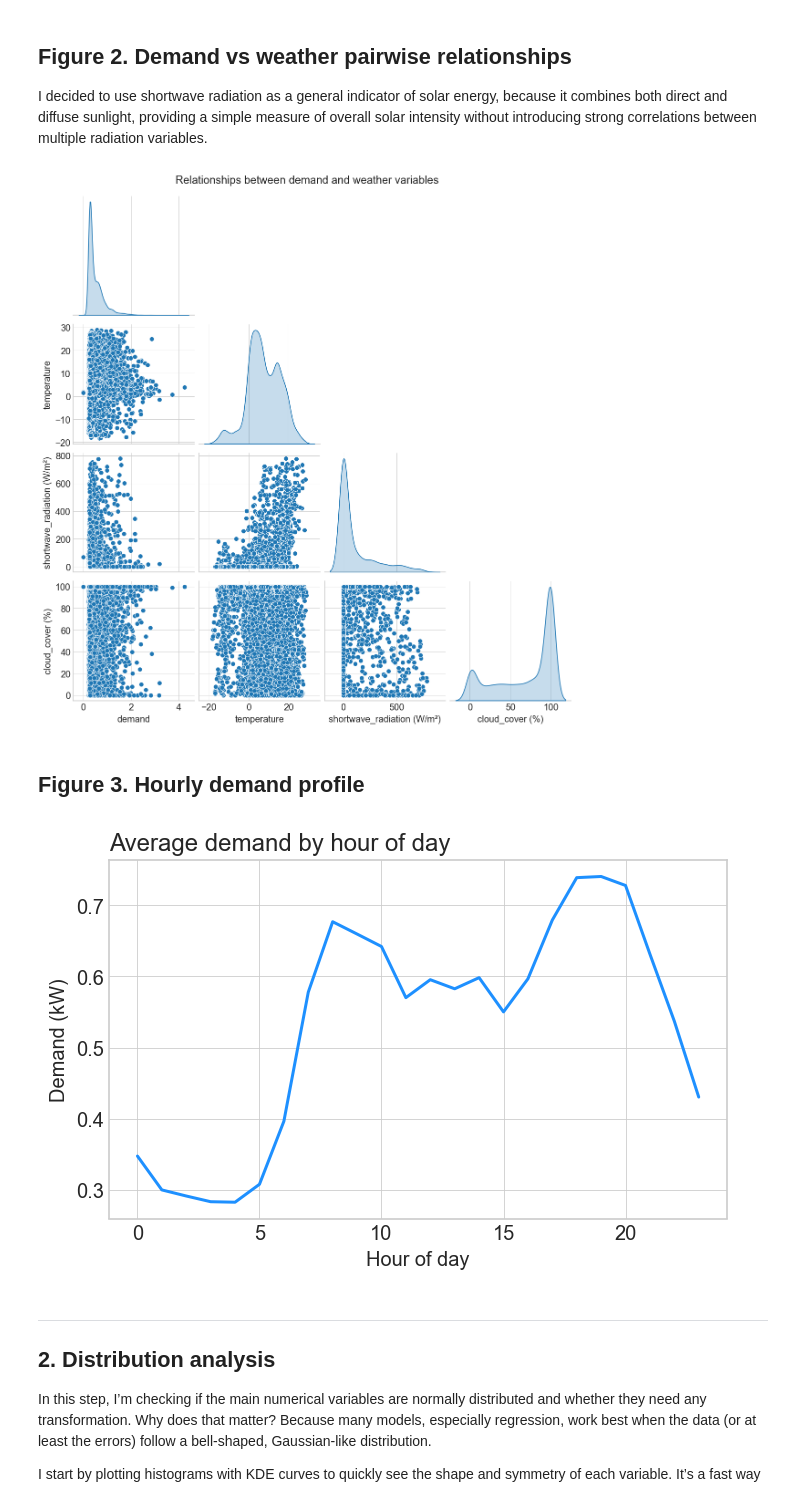
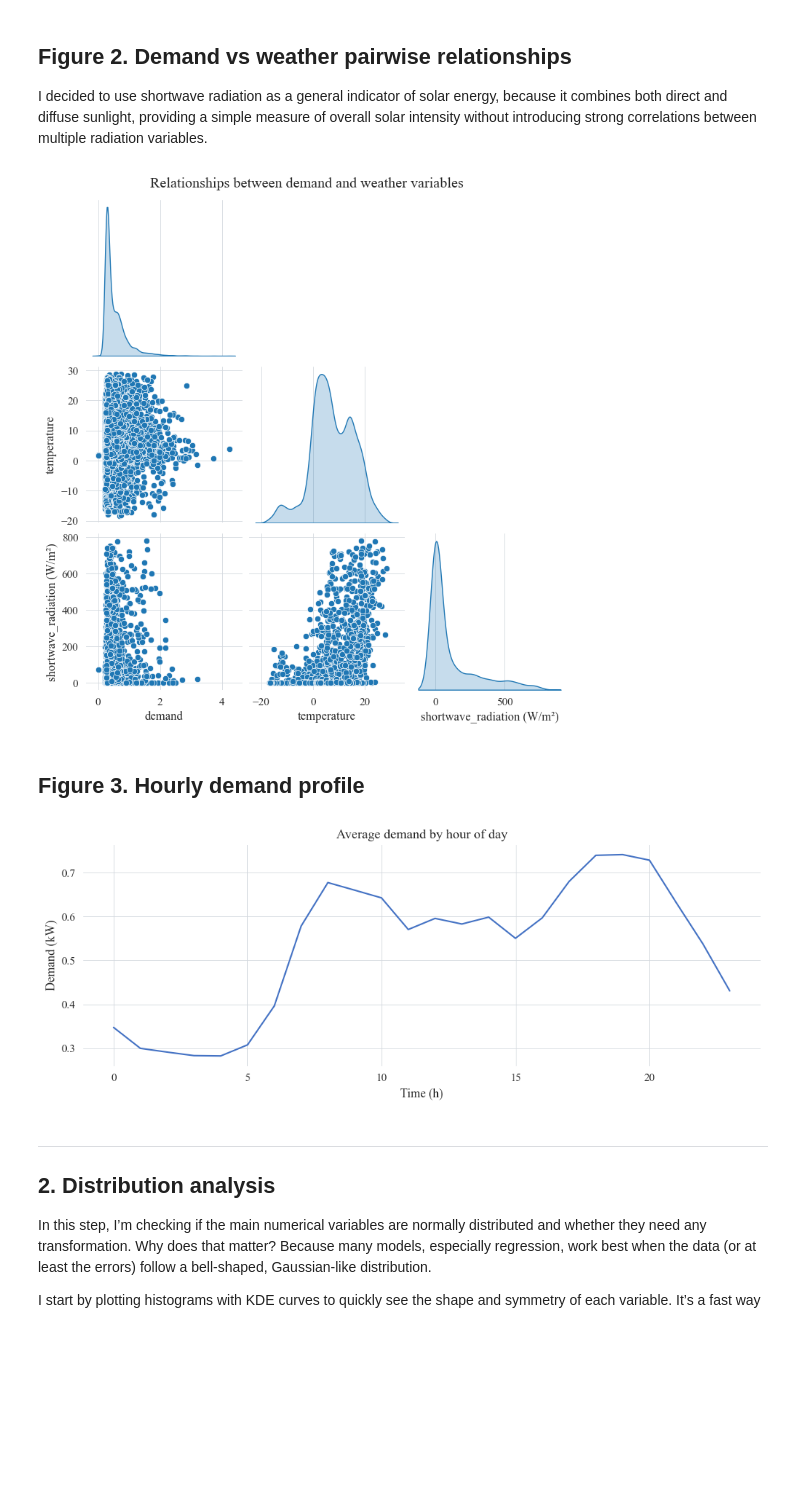
Before and after one commit to Danwerk/HomeEnergyManagementSystem, a Jupyter notebook: 05-feature-engineering.ipynb, the cells around one changed output. Cells and saved outputs as stored; diff of their text form; code cells hidden in the pictures; blank space fills up the shorter version.

Commit message:
Use existing style format for all figures. Fix code.

```diff
--- a/05-feature-engineering.ipynb
+++ b/05-feature-engineering.ipynb
@@ -3,40 +3,13 @@
 # %% [markdown]
 ## Setup and imports
 # %%
-import matplotlib as mpl
 from sklearn.ensemble import RandomForestRegressor
 from scipy.stats import shapiro
 from sklearn.preprocessing import PowerTransformer
 from functions import *
 import matplotlib.pyplot as plt
 import seaborn as sns
-
-plt.style.use('seaborn-v0_8-whitegrid')
-
-COLORS = {
-    'demand': '#1E90FF',
-    'temperature': '#4287f5', #kollane
-}
-
-mpl.rcParams['font.family'] = 'serif'
-mpl.rcParams['font.size'] = 12
-mpl.rcParams['axes.titlelocation'] = 'left'
-mpl.rcParams['figure.dpi'] = 120
-mpl.rcParams['figure.facecolor'] = 'white'
-mpl.rcParams['xtick.color'] = '#333333'
-mpl.rcParams['ytick.color'] = '#333333'
-mpl.rcParams['axes.edgecolor'] = '#333333'
-mpl.rcParams['axes.labelcolor'] = '#333333'
-mpl.rcParams['axes.titlelocation'] = 'left'
-mpl.rcParams['axes.grid'] = True
-mpl.rcParams['grid.linestyle'] = '--'
-mpl.rcParams['grid.linewidth'] = 0.5
-mpl.rcParams['legend.framealpha'] = 0.9
-mpl.rcParams['legend.edgecolor'] = '#444'
-
-
-# Seaborn värviteema
-sns.set_style("whitegrid")
+academic_style()
 # %% [markdown]
 # Load the data
 Here, we load the data and select only the variables related to demand and weather conditions. The goal is to get an overview of the available data.
@@ -73,32 +46,45 @@ plt.show()
 ## Figure 2. Demand vs weather pairwise relationships
 I decided to use shortwave radiation as a general indicator of solar energy, because it combines both direct and diffuse sunlight, providing a simple measure of overall solar intensity without introducing strong correlations between multiple radiation variables.
 # %%
-w_features = ['demand','temperature','shortwave_radiation (W/m²)', 'cloud_cover (%)']
-sns.pairplot(
+w_features = ['demand','temperature','shortwave_radiation (W/m²)']
+
+g = sns.pairplot(
     weather_data[w_features],
     corner=True, diag_kind='kde'
 )
+
 plt.suptitle("Relationships between demand and weather variables", y=1.02)
+
+fig = g.figure
 save_fig(fig, "ex5_fig2_demand_vs_weather_pairwise.svg")
+
 plt.show()
 # %% [output]
-[figure, old version]
+[figure, new version]
 # %% [markdown]
 ## Figure 3. Hourly demand profile
 # %%
 hour_profile = df['demand'].groupby(df.index.hour).mean()
 hour_profile.index.name = 'hour'
 hour_profile = hour_profile.reset_index()
-fig, ax = plt.subplots(figsize=(6, 4))
-ax.plot(hour_profile['hour'], hour_profile['demand'], color=COLORS['demand'], linewidth=1.8)
+
+fig, ax = plt.subplots()
+
+ax.plot(
+    hour_profile['hour'],
+    hour_profile['demand'],
+    color=ENERGY_COLORS['grid']
+)
+
 ax.set_title('Average demand by hour of day')
-ax.set_xlabel('Hour of day')
+ax.set_xlabel('Time (h)')
 ax.set_ylabel('Demand (kW)')
+
 fig.tight_layout()
 save_fig(fig, "ex5_fig3_hourly_demand_profile.svg")
 plt.show()
 # %% [output]
-[figure, old version]
+[figure, new version]
 # %% [markdown]
 ---
 ## 2. Distribution analysis
```
Also changed, not shown: parts of 3 cells of this notebook, 15 other files.
